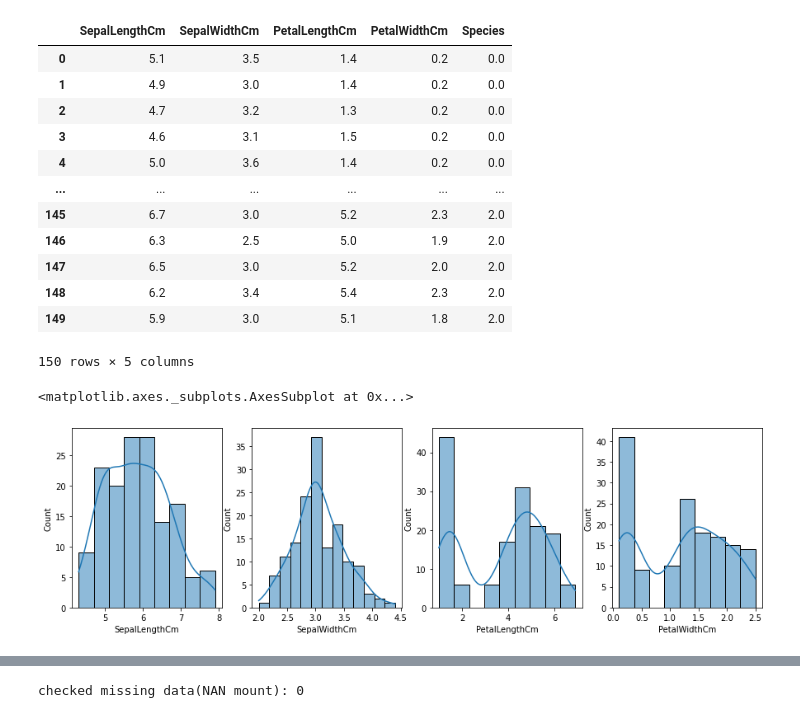
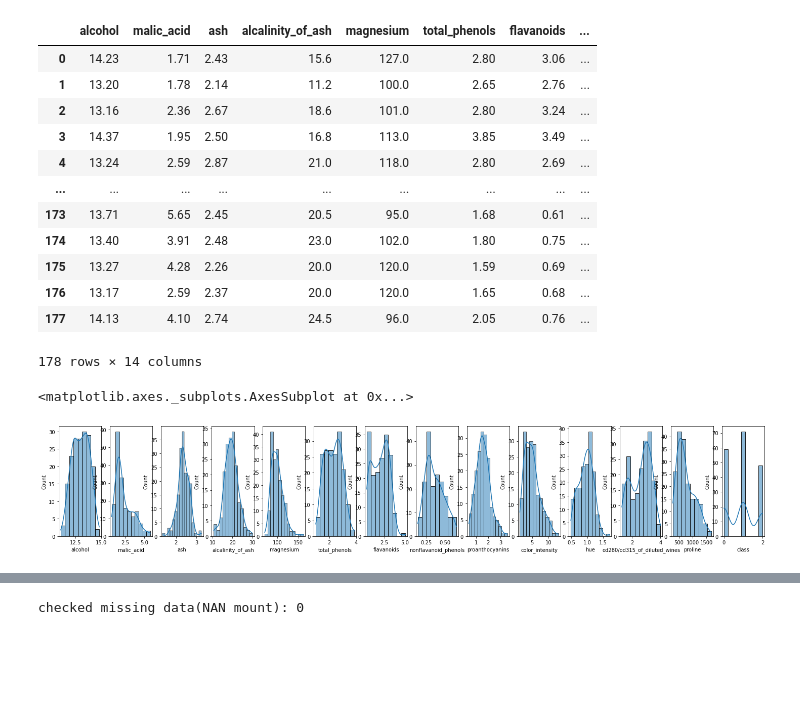
Before and after one commit to AndyFreeeeman/Model_Predict, a Jupyter notebook: Model_Predict.ipynb, the cells around one changed output, grey strips where cells are left out. Saved outputs shown, nothing was run; the diff lists cells and outputs as text; code cells hidden in the pictures; blank space fills up the shorter version.

```diff
--- a/Model_Predict.ipynb
+++ b/Model_Predict.ipynb
@@ -41,36 +36,47 @@ print(y)
 # %%
 # 輸入資料
 
-iris = load_iris()
-df_data = pd.DataFrame(data= np.c_[iris['data'], iris['target']],
-                     columns= ['SepalLengthCm','SepalWidthCm','PetalLengthCm','PetalWidthCm','Species'])
+wine = load_wine()
+df_data = pd.DataFrame(data= np.c_[wine['data'], wine['target']],
+                     columns= ['alcohol','malic_acid','ash','alcalinity_of_ash','magnesium','total_phenols','flavanoids','nonflavanoid_phenols','proanthocyanins','color_intensity','hue','od280/od315_of_diluted_wines','proline','class'])
 df_data
 # %% [output]
-|  | SepalLengthCm | SepalWidthCm | PetalLengthCm | PetalWidthCm | Species |
-| 0 | 5.1 | 3.5 | 1.4 | 0.2 | 0.0 |
-| 1 | 4.9 | 3.0 | 1.4 | 0.2 | 0.0 |
-| 2 | 4.7 | 3.2 | 1.3 | 0.2 | 0.0 |
-| 3 | 4.6 | 3.1 | 1.5 | 0.2 | 0.0 |
-| 4 | 5.0 | 3.6 | 1.4 | 0.2 | 0.0 |
-| ... | ... | ... | ... | ... | ... |
-| 145 | 6.7 | 3.0 | 5.2 | 2.3 | 2.0 |
-| 146 | 6.3 | 2.5 | 5.0 | 1.9 | 2.0 |
-| 147 | 6.5 | 3.0 | 5.2 | 2.0 | 2.0 |
-| 148 | 6.2 | 3.4 | 5.4 | 2.3 | 2.0 |
-| 149 | 5.9 | 3.0 | 5.1 | 1.8 | 2.0 |
+|  | alcohol | malic_acid | ash | alcalinity_of_ash | magnesium | total_phenols | flavanoids | ... |
+| 0 | 14.23 | 1.71 | 2.43 | 15.6 | 127.0 | 2.80 | 3.06 | ... |
+| 1 | 13.20 | 1.78 | 2.14 | 11.2 | 100.0 | 2.65 | 2.76 | ... |
+| 2 | 13.16 | 2.36 | 2.67 | 18.6 | 101.0 | 2.80 | 3.24 | ... |
+| 3 | 14.37 | 1.95 | 2.50 | 16.8 | 113.0 | 3.85 | 3.49 | ... |
+| 4 | 13.24 | 2.59 | 2.87 | 21.0 | 118.0 | 2.80 | 2.69 | ... |
+| ... | ... | ... | ... | ... | ... | ... | ... | ... |
+| 173 | 13.71 | 5.65 | 2.45 | 20.5 | 95.0 | 1.68 | 0.61 | ... |
+| 174 | 13.40 | 3.91 | 2.48 | 23.0 | 102.0 | 1.80 | 0.75 | ... |
+| 175 | 13.27 | 4.28 | 2.26 | 20.0 | 120.0 | 1.59 | 0.69 | ... |
+| 176 | 13.17 | 2.59 | 2.37 | 20.0 | 120.0 | 1.65 | 0.68 | ... |
+| 177 | 14.13 | 4.10 | 2.74 | 24.5 | 96.0 | 2.05 | 0.76 | ... |
-150 rows × 5 columns
+178 rows × 14 columns
 # %%
 # 直方圖加密度函數
 
-fig, axes = plt.subplots(nrows=1,ncols=4)
-fig.set_size_inches(15, 4)
-sns.histplot(df_data["SepalLengthCm"][:],ax=axes[0], kde=True)
-sns.histplot(df_data["SepalWidthCm"][:],ax=axes[1], kde=True)
-sns.histplot(df_data["PetalLengthCm"][:],ax=axes[2], kde=True)
-sns.histplot(df_data["PetalWidthCm"][:],ax=axes[3], kde=True)
+fig, axes = plt.subplots(nrows=1,ncols=14)
+fig.set_size_inches(25, 4) # (寬度,高度)
+
+sns.histplot(df_data["alcohol"][:],ax=axes[0], kde=True)
+sns.histplot(df_data["malic_acid"][:],ax=axes[1], kde=True)
+sns.histplot(df_data["ash"][:],ax=axes[2], kde=True)
+sns.histplot(df_data["alcalinity_of_ash"][:],ax=axes[3], kde=True)
+sns.histplot(df_data["magnesium"][:],ax=axes[4], kde=True)
+sns.histplot(df_data["total_phenols"][:],ax=axes[5], kde=True)
+sns.histplot(df_data["flavanoids"][:],ax=axes[6], kde=True)
+sns.histplot(df_data["nonflavanoid_phenols"][:],ax=axes[7], kde=True)
+sns.histplot(df_data["proanthocyanins"][:],ax=axes[8], kde=True)
+sns.histplot(df_data["color_intensity"][:],ax=axes[9], kde=True)
+sns.histplot(df_data["hue"][:],ax=axes[10], kde=True)
+sns.histplot(df_data["od280/od315_of_diluted_wines"][:],ax=axes[11], kde=True)
+sns.histplot(df_data["proline"][:],ax=axes[12], kde=True)
+sns.histplot(df_data["class"][:],ax=axes[13], kde=True)
 # %% [output]
 <matplotlib.axes._subplots.AxesSubplot at 0x...>
-[figure, old version]
+[figure, new version]
 # %%
 # sns繪圖 核密度統計
 
```
Also changed, not shown: parts of 13 cells of this notebook.
